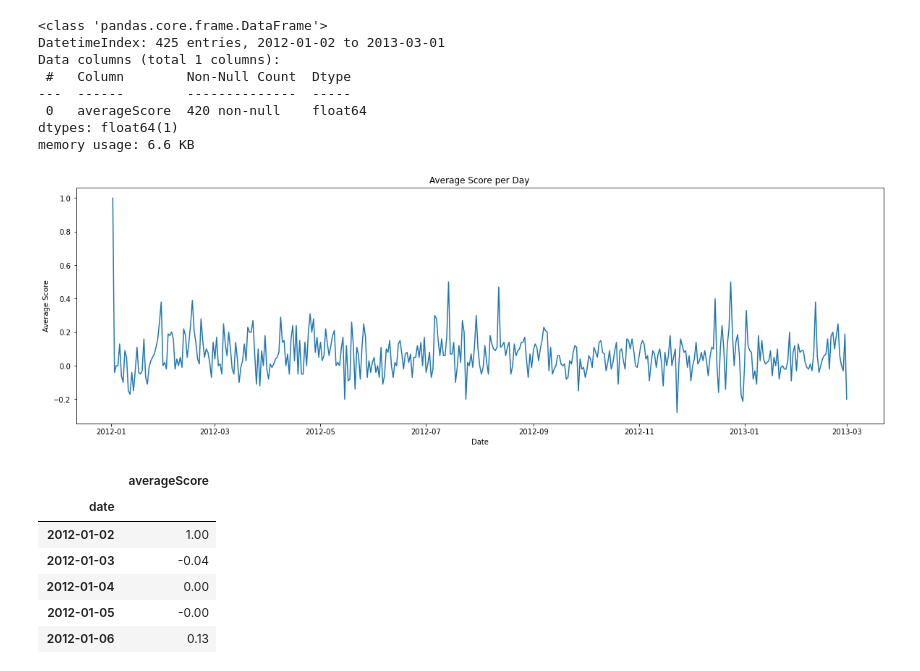
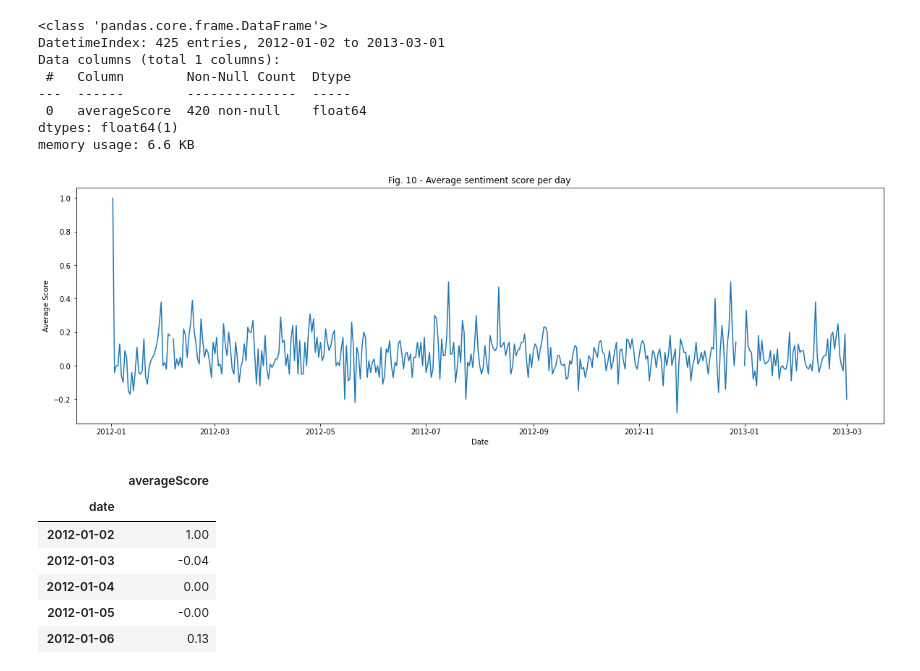
Before and after one commit to Carloselrecharlie/CA2_2ndSem, a Jupyter notebook: CA2_2ndSem.ipynb, the cells around one changed output. Cells and saved outputs as stored; diff of their text form; code cells hidden in the pictures.

```diff
--- a/CA2_2ndSem.ipynb
+++ b/CA2_2ndSem.ipynb
@@ -1064,17 +1067,17 @@ memory usage: 6.6 KB
 # %%
 # Plot the average score per day
 plt.figure(figsize=(20, 6))  # Set the figure size
 
 # Plotting scores
 plt.plot(averageScoresPd)
 
 # Formatting the plot
 plt.xlabel('Date')
 plt.ylabel('Average Score')
-plt.title('Average Score per Day')
+plt.title('Fig. 10 - Average sentiment score per day')
 plt.show()
 # %% [output]
-[figure, old version]
+[figure, new version]
 # %%
 averageScoresPd
 # %% [output]
```
Also changed, not shown: parts of 62 cells of this notebook.
